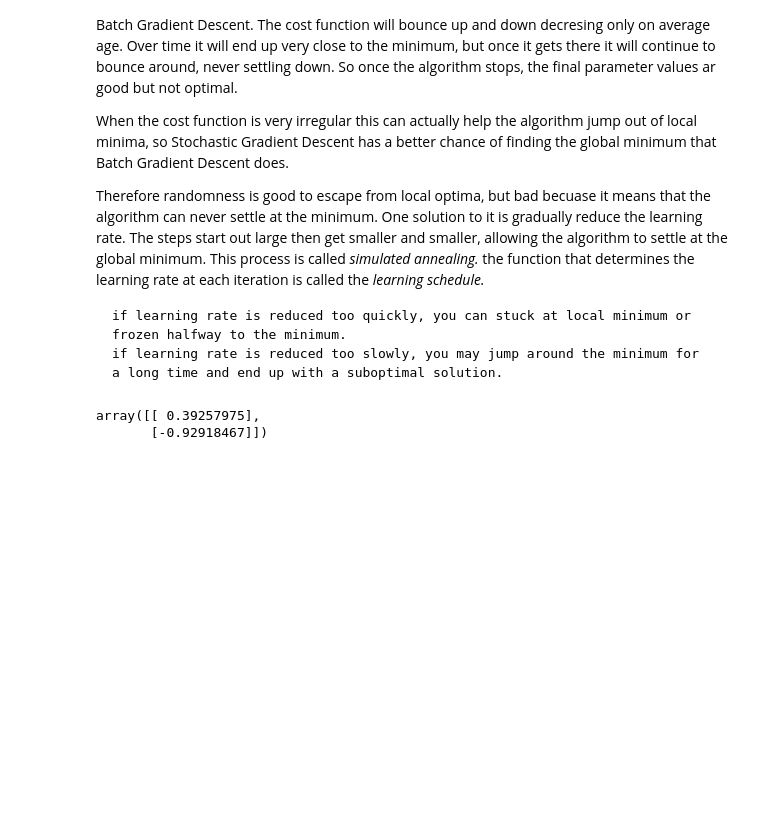
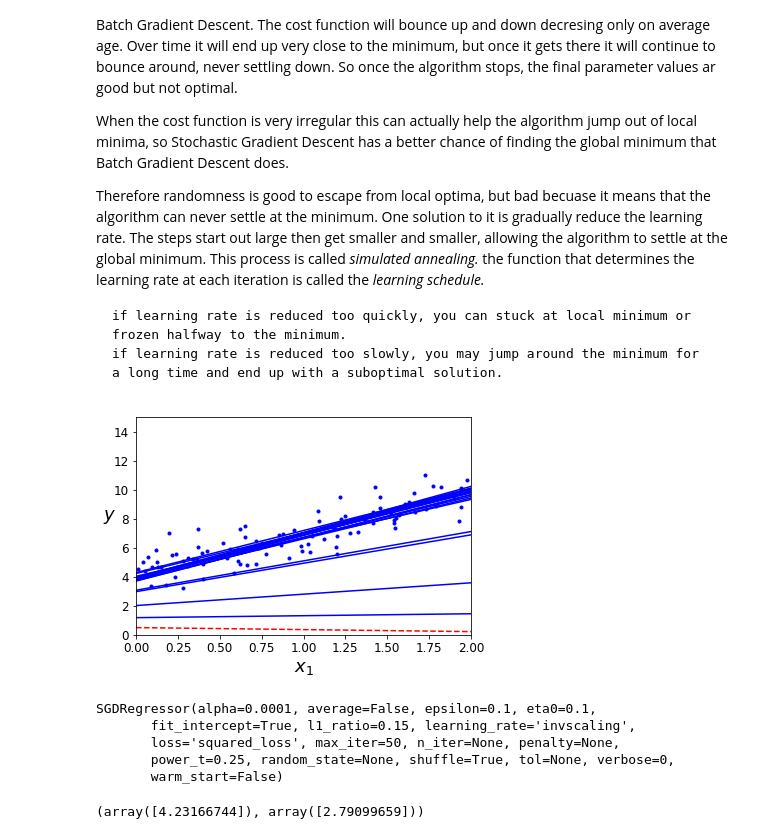
Before and after one commit to rohith28/Training-Models, a Jupyter notebook: Gradient Descent.ipynb, the cells around one changed output. Drawn from its saved outputs; the diff is of its cells as text; code cells hidden in the pictures; blank space fills up the shorter version.

```diff
--- a/Gradient Descent.ipynb
+++ b/Gradient Descent.ipynb
@@ -145,25 +182,52 @@ Therefore randomness is good to escape from local optima, but bad becuase it mea
 
     if learning rate is reduced too quickly, you can stuck at local minimum or frozen halfway to the minimum.
     if learning rate is reduced too slowly, you may jump around the minimum for a long time and end up with a suboptimal solution.
+# %%
+theta_path_sgd = []
+m = len(X_b)
+np.random.seed(42)
 # %%
 n_epochs = 50
-t0,t1 = 5,51 # Learning schedule hyperparameters
+t0, t1 = 5, 50  # learning schedule hyperparameters
 
-def leanring_schedule(t):
-    return t0/(t+t1)
+def learning_schedule(t):
+    return t0 / (t + t1)
 
-theta = np.random.randn(2,1) # random initialization
+theta = np.random.randn(2,1)  # random initialization
 
 for epoch in range(n_epochs):
     for i in range(m):
+        if epoch == 0 and i < 20:
+            y_predict = X_new_b.dot(theta)
+            style = "b-" if i > 0 else "r--"
+            plt.plot(X_new, y_predict, style)
         random_index = np.random.randint(m)
-        xi = X_b[random_index : random_index +1]
-        yi = y[random_index : random_index + 1]
-        gradients = 2* xi.T.dot(xi.dot(theta) - yi)
-        eta = leanring_schedule(epoch * m+i)
+        xi = X_b[random_index:random_index+1]
+        yi = y[random_index:random_index+1]
+        gradients = 2 * xi.T.dot(xi.dot(theta) - yi)
+        eta = learning_schedule(epoch * m + i)
         theta = theta - eta * gradients
+        theta_path_sgd.append(theta)
+
+plt.plot(X, y, "b.")
+plt.xlabel("$x_1$", fontsize=18)
+plt.ylabel("$y$", rotation=0, fontsize=18)
+plt.axis([0, 2, 0, 15])
+plt.show()
+# %% [output]
+[figure, added]
-# %%
-theta
-# %% [output]
-array([[ 0.39257975],
-       [-0.92918467]])
+# %%
+### In scikit learn SGDRegressor
+from sklearn.linear_model import SGDRegressor
+sgd_reg = SGDRegressor(max_iter = 50, penalty = None, eta0= 0.1)
+sgd_reg.fit(X,y.ravel())
+# %% [output]
+SGDRegressor(alpha=0.0001, average=False, epsilon=0.1, eta0=0.1,
+       fit_intercept=True, l1_ratio=0.15, learning_rate='invscaling',
+       loss='squared_loss', max_iter=50, n_iter=None, penalty=None,
+       power_t=0.25, random_state=None, shuffle=True, tol=None, verbose=0,
+       warm_start=False)
+# %%
+sgd_reg.intercept_, sgd_reg.coef_
+# %% [output]
+(array([4.23166744]), array([2.79099659]))
```
Also changed, not shown: parts of 14 cells of this notebook.
